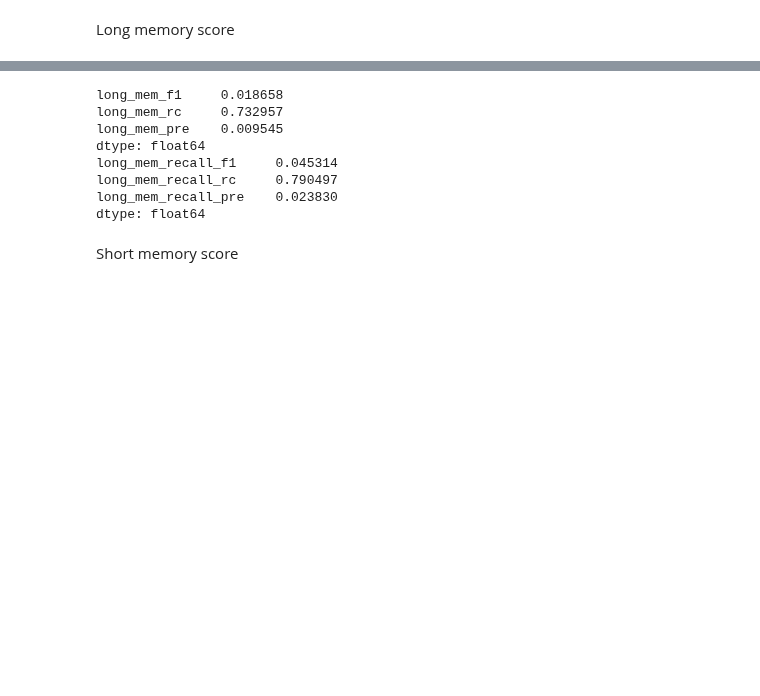
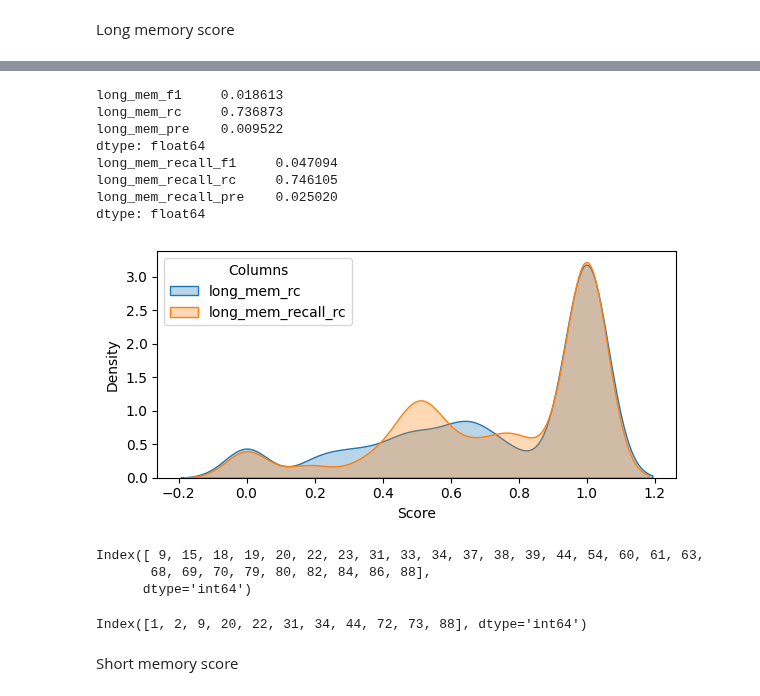
Before and after one commit to Intelligent-Systems-Lab/REMIND, a Jupyter notebook: MSC_score.ipynb, the cells around one changed output, grey strips where cells are left out. Cells and saved outputs as stored; diff of their text form; code cells hidden in the pictures; blank space fills up the shorter version.

```diff
--- a/MSC_score.ipynb
+++ b/MSC_score.ipynb
@@ -26,8 +26,9 @@ Long memory score
 import pandas as pd
 
 number = 100
-answer_df = pd.read_json("MSC_eval_0117.json", lines=True)
+answer_df = pd.read_json("MSC_eval.json", lines=True)
 # answer_df = pd.read_json("MSC_score_v1.json", lines=True)
 score_df = answer_df[:number]
-evaluate('long_mem', score_df)
-evaluate('long_mem_recall', score_df)
+answer=False
+evaluate('long_mem', score_df, answer=answer)
+evaluate('long_mem_recall', score_df, answer=answer)
@@ -34,18 +51,46 @@ evaluate('long_mem_recall', score_df)
 # %%
-
 long_mem_means = score_df[['long_mem_f1', 'long_mem_rc', 'long_mem_pre']].mean()
 long_mem_recall_means = score_df[['long_mem_recall_f1', 'long_mem_recall_rc', 'long_mem_recall_pre']].mean()
 print(long_mem_means)
 print(long_mem_recall_means)
 # %% [output]
-long_mem_f1     0.018658
-long_mem_rc     0.732957
-long_mem_pre    0.009545
+long_mem_f1     0.018613
+long_mem_rc     0.736873
+long_mem_pre    0.009522
 dtype: float64
-long_mem_recall_f1     0.045314
-long_mem_recall_rc     0.790497
-long_mem_recall_pre    0.023830
+long_mem_recall_f1     0.047094
+long_mem_recall_rc     0.746105
+long_mem_recall_pre    0.025020
 dtype: float64
+# %%
+import seaborn as sns
+import matplotlib.pyplot as plt
+
+columns = ['long_mem_rc', 'long_mem_recall_rc']
+
+plt.figure(figsize=(6, 3))
+
+for i, column in enumerate(columns):
+    data = score_df[column]
+    sns.kdeplot(data, label=column, fill=True, alpha=0.3, bw_adjust=0.5)
+
+plt.xlabel("Score")
+plt.ylabel("Density")
+plt.legend(title="Columns")
+plt.tight_layout()
+plt.show()
+# %% [output]
+[figure, added]
+# %%
+score_df[score_df['long_mem_recall_rc']<=0.5].index
+# %% [output]
+Index([ 9, 15, 18, 19, 20, 22, 23, 31, 33, 34, 37, 38, 39, 44, 54, 60, 61, 63,
+       68, 69, 70, 79, 80, 82, 84, 86, 88],
+      dtype='int64')
+# %%
+score_df[score_df['long_mem_recall_rc']<score_df['long_mem_rc']].index
+# %% [output]
+Index([1, 2, 9, 20, 22, 31, 34, 44, 72, 73, 88], dtype='int64')
 # %%
 score_df.to_json("MSC_score.json")
 # %% [markdown]
```
Also changed, not shown: parts of 1 cell of this notebook, 5 other files.
